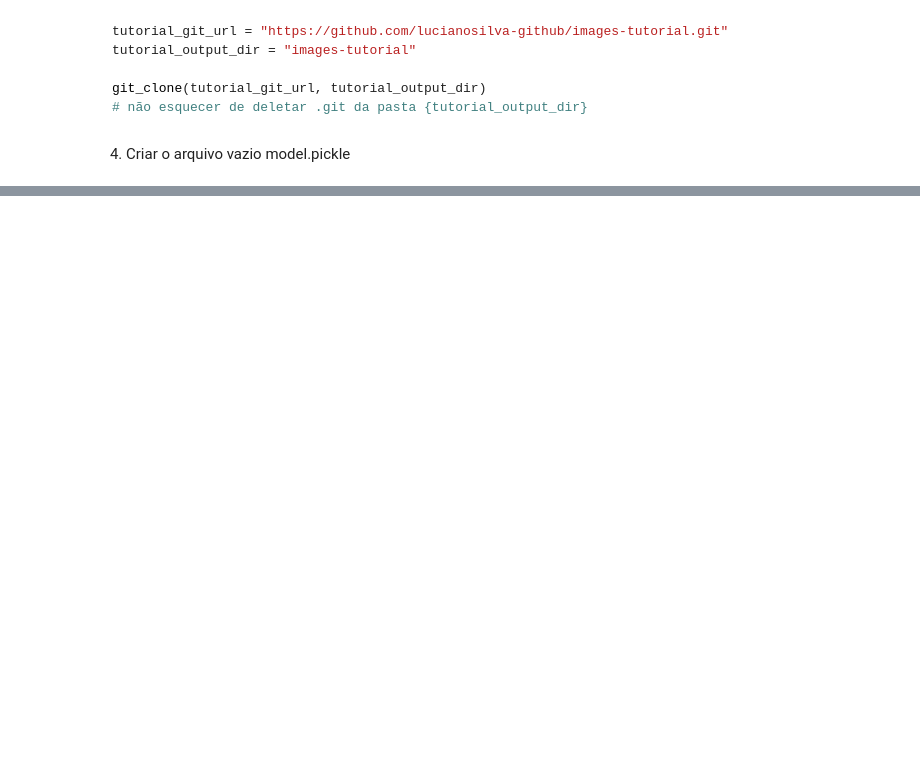
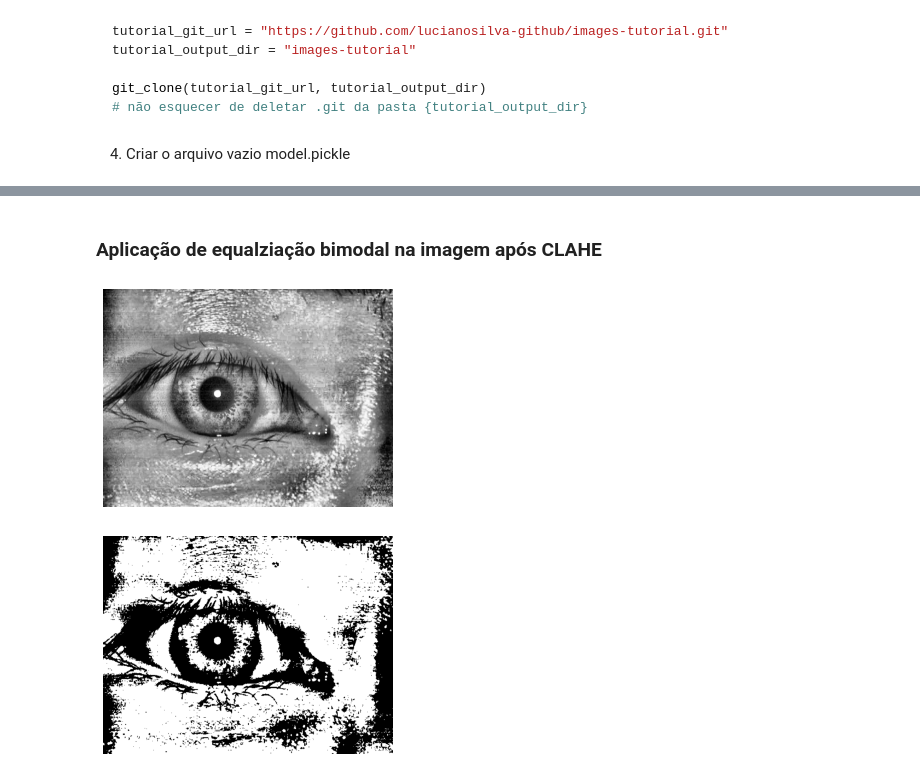
Before and after one commit to cicerotcv/iris-recognition, a Jupyter notebook: projeto.ipynb, the cells around one changed output, grey strips where cells are left out. Saved outputs shown, nothing was run; the diff lists cells and outputs as text; code cells hidden in the pictures; blank space fills up the shorter version.

```diff
--- a/projeto.ipynb
+++ b/projeto.ipynb
@@ -126,0 +196,7 @@ git_clone(tutorial_git_url, tutorial_output_dir)
+# %%
+def apply_clahe(img: np.ndarray, clipLimit=2.0, tileGridSize=(8,8)):
+    img_copy = img.copy()
+    gray = bgr2gray(img_copy)
+    mag = cv.createCLAHE(clipLimit, tileGridSize)
+    mag_img = mag.apply(gray)
+    return gray2bgr(mag_img)
@@ -325,0 +313,10 @@ process_category(input_dir,'0002', show=True, save=True)
+# %% [markdown]
+### Aplicação de equalziação bimodal na imagem após CLAHE
+# %%
+clahe_bgr = apply_clahe(img, clipLimit=20)
+cv_imshow(clahe_bgr)
+imgt2 = eq_bimodal(clahe_bgr)
+cv_imshow(imgt2)
+# %% [output]
+[figure, added]
+[figure, added]
```
Also changed, not shown: parts of 71 cells of this notebook, 1 other file.
